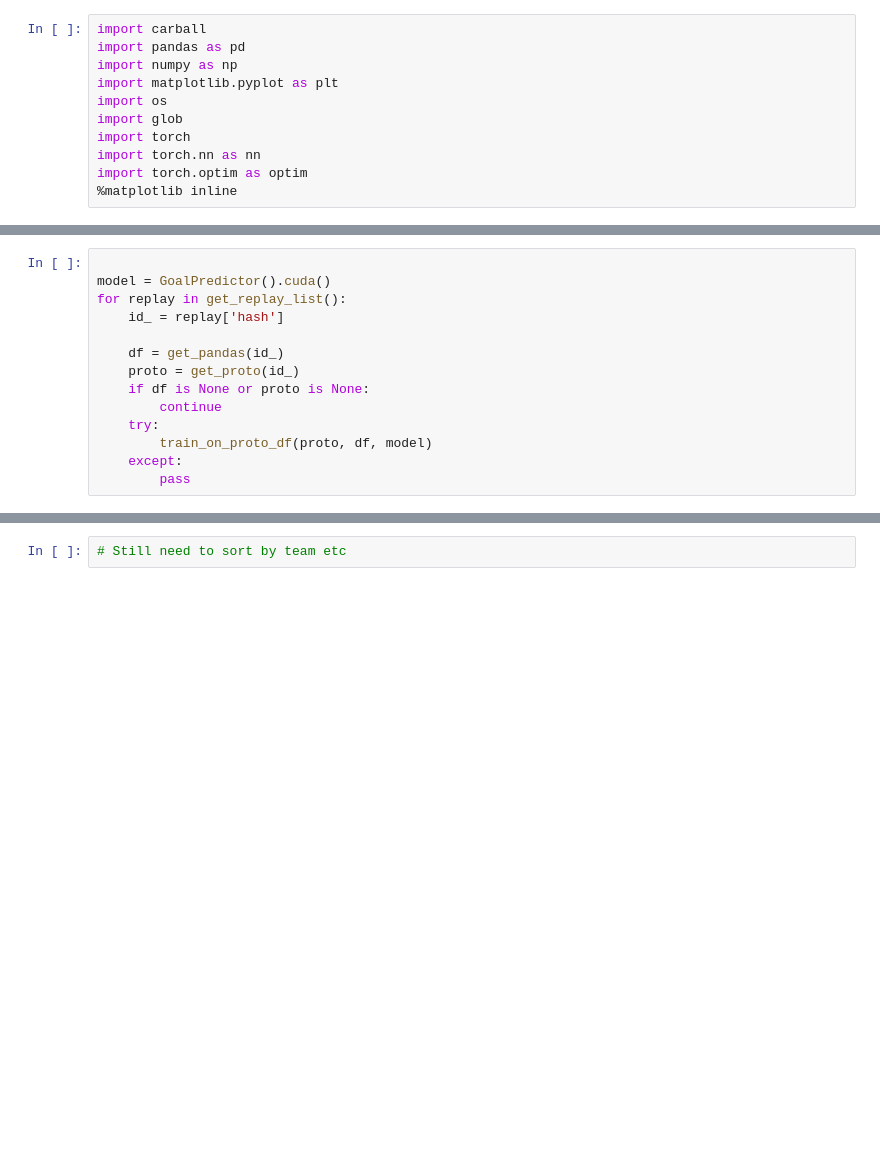
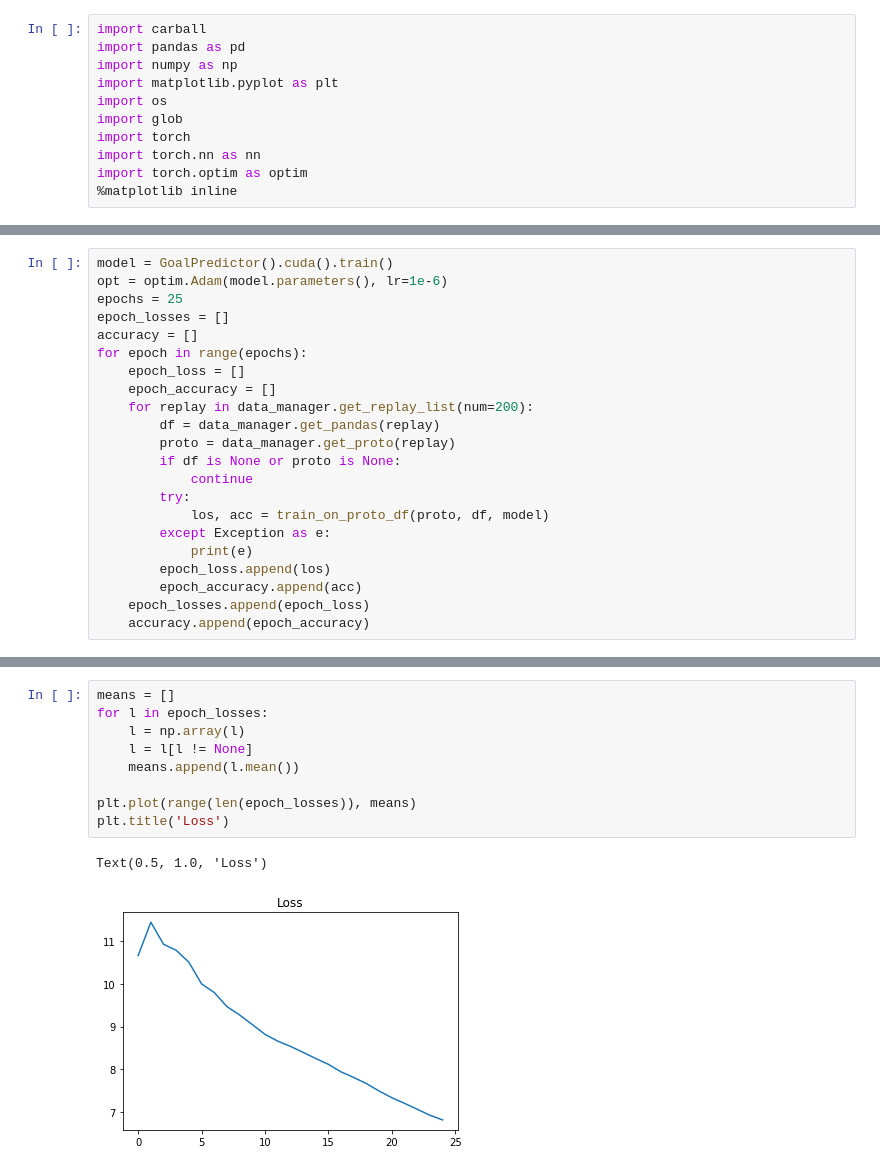
Before and after one commit to SaltieRL/ReplayModels, a Jupyter notebook: goal_predictor.ipynb, the cells around one changed output, grey strips where cells are left out. Drawn from its saved outputs; the diff is of its cells as text; blank space fills up the shorter version.

```diff
--- a/goal_predictor.ipynb
+++ b/goal_predictor.ipynb
@@ -118,15 +98,23 @@ def train_on_proto_df(proto, df, model):
 # %%
-
-model = GoalPredictor().cuda()
-for replay in get_replay_list():
-    id_ = replay['hash']
-
-    df = get_pandas(id_)
-    proto = get_proto(id_)
-    if df is None or proto is None:
-        continue
-    try:
-        train_on_proto_df(proto, df, model)
-    except:
-        pass
+model = GoalPredictor().cuda().train()
+opt = optim.Adam(model.parameters(), lr=1e-6)
+epochs = 25
+epoch_losses = []
+accuracy = []
+for epoch in range(epochs):
+    epoch_loss = []
+    epoch_accuracy = []
+    for replay in data_manager.get_replay_list(num=200):
+        df = data_manager.get_pandas(replay)
+        proto = data_manager.get_proto(replay)
+        if df is None or proto is None:
+            continue
+        try:
+            los, acc = train_on_proto_df(proto, df, model)
+        except Exception as e:
+            print(e)
+        epoch_loss.append(los)
+        epoch_accuracy.append(acc)
+    epoch_losses.append(epoch_loss)
+    accuracy.append(epoch_accuracy)
 # %% [output]
@@ -215,2 +138,12 @@ Loss: tensor(19.6434, device='cuda:0', grad_fn=<BinaryCrossEntropyBackward>)
-# %%
-# Still need to sort by team etc
+# %%
+means = []
+for l in epoch_losses:
+    l = np.array(l)
+    l = l[l != None]
+    means.append(l.mean())
+
+plt.plot(range(len(epoch_losses)), means)
+plt.title('Loss')
+# %% [output]
+Text(0.5, 1.0, 'Loss')
+[figure, added]
```
Also changed, not shown: parts of 7 cells of this notebook, 2 other files.
